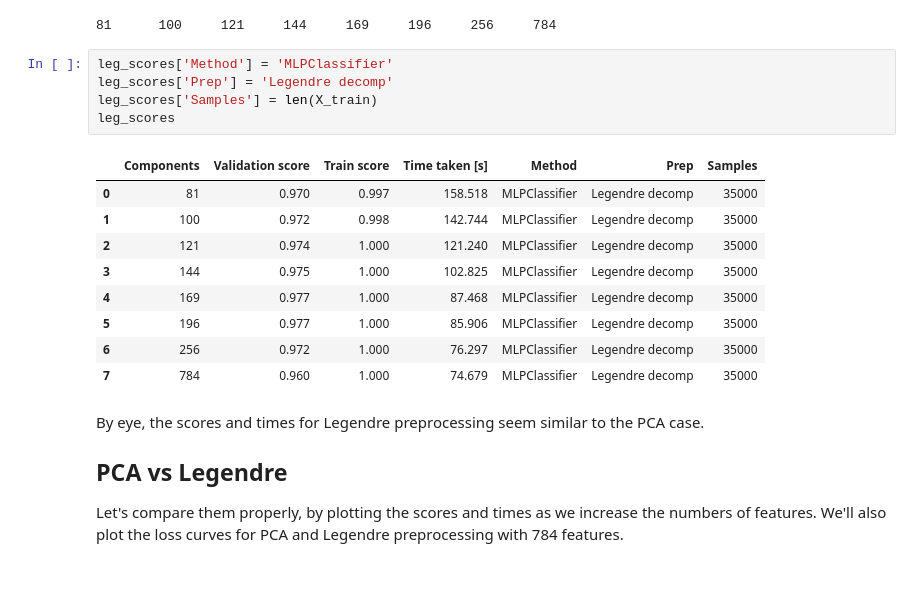
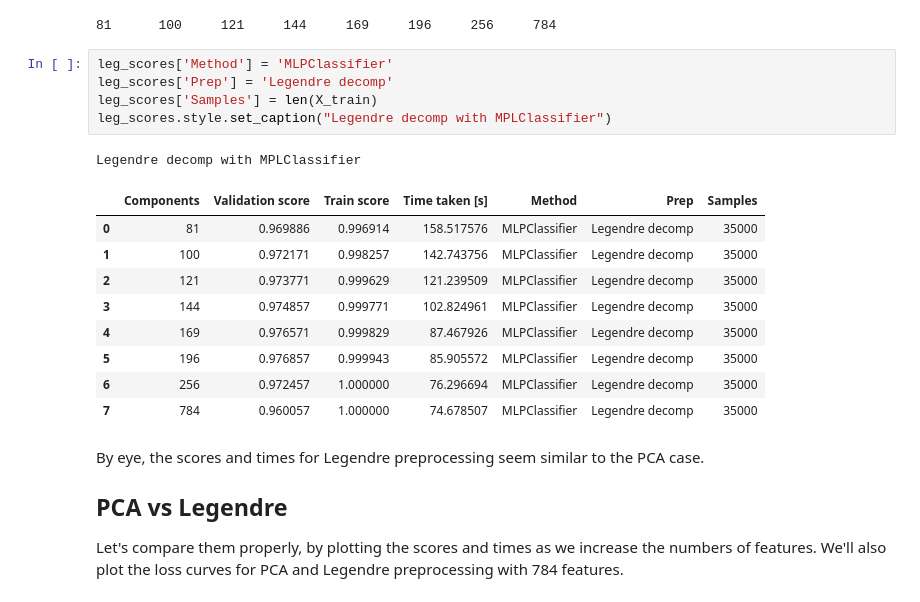
Before and after one commit to pc559/mnist_comparison, a Jupyter notebook: mnist_compare.ipynb, the cells around one changed output. Cells and saved outputs as stored; diff of their text form.

Commit message:
Captions on tables, general tidying

```diff
--- a/mnist_compare.ipynb
+++ b/mnist_compare.ipynb
@@ -453,18 +487,19 @@ leg_scores = pd.DataFrame(leg_results, columns=display_cols)
 # %%
 leg_scores['Method'] = 'MLPClassifier'
 leg_scores['Prep'] = 'Legendre decomp'
 leg_scores['Samples'] = len(X_train)
-leg_scores
+leg_scores.style.set_caption("Legendre decomp with MPLClassifier")
 # %% [output]
+Legendre decomp with MPLClassifier
 |  | Components | Validation score | Train score | Time taken [s] | Method | Prep | Samples |
-| 0 | 81 | 0.970 | 0.997 | 158.518 | MLPClassifier | Legendre decomp | 35000 |
-| 1 | 100 | 0.972 | 0.998 | 142.744 | MLPClassifier | Legendre decomp | 35000 |
-| 2 | 121 | 0.974 | 1.000 | 121.240 | MLPClassifier | Legendre decomp | 35000 |
-| 3 | 144 | 0.975 | 1.000 | 102.825 | MLPClassifier | Legendre decomp | 35000 |
-| 4 | 169 | 0.977 | 1.000 | 87.468 | MLPClassifier | Legendre decomp | 35000 |
-| 5 | 196 | 0.977 | 1.000 | 85.906 | MLPClassifier | Legendre decomp | 35000 |
-| 6 | 256 | 0.972 | 1.000 | 76.297 | MLPClassifier | Legendre decomp | 35000 |
-| 7 | 784 | 0.960 | 1.000 | 74.679 | MLPClassifier | Legendre decomp | 35000 |
+| 0 | 81 | 0.969886 | 0.996914 | 158.517576 | MLPClassifier | Legendre decomp | 35000 |
+| 1 | 100 | 0.972171 | 0.998257 | 142.743756 | MLPClassifier | Legendre decomp | 35000 |
+| 2 | 121 | 0.973771 | 0.999629 | 121.239509 | MLPClassifier | Legendre decomp | 35000 |
+| 3 | 144 | 0.974857 | 0.999771 | 102.824961 | MLPClassifier | Legendre decomp | 35000 |
+| 4 | 169 | 0.976571 | 0.999829 | 87.467926 | MLPClassifier | Legendre decomp | 35000 |
+| 5 | 196 | 0.976857 | 0.999943 | 85.905572 | MLPClassifier | Legendre decomp | 35000 |
+| 6 | 256 | 0.972457 | 1.000000 | 76.296694 | MLPClassifier | Legendre decomp | 35000 |
+| 7 | 784 | 0.960057 | 1.000000 | 74.678507 | MLPClassifier | Legendre decomp | 35000 |
 # %% [markdown]
 By eye, the scores and times for Legendre preprocessing seem similar to the PCA case.
 
```
Also changed, not shown: parts of 31 cells of this notebook.
